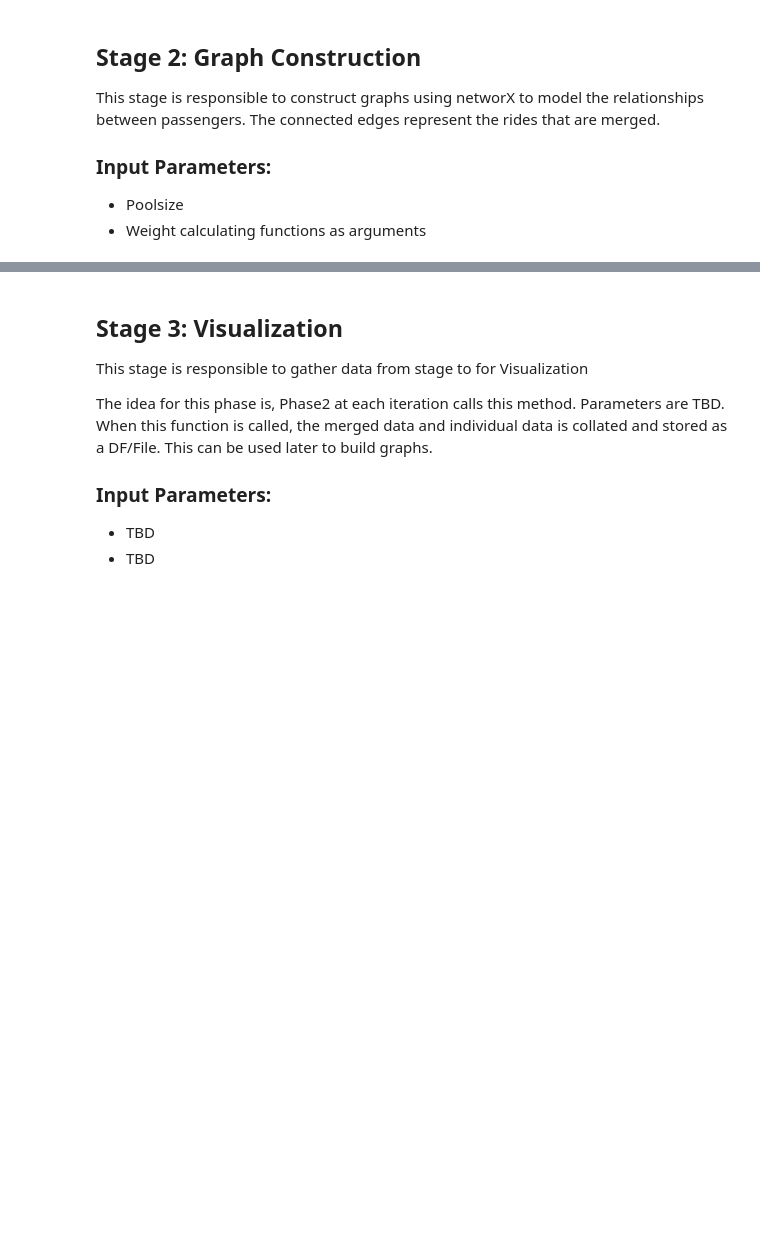
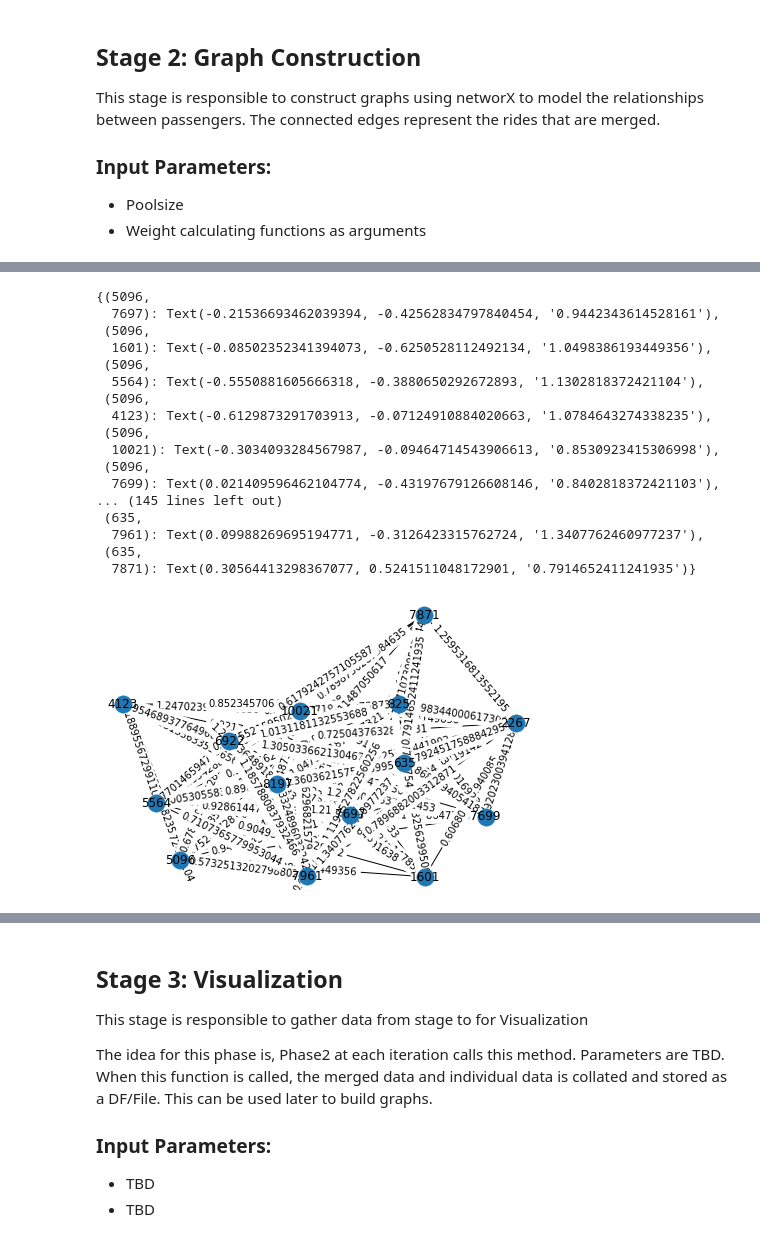
Before and after one commit to prajwalkk/nyc-ridesharing, a Jupyter notebook: nyc_ride_simulation.ipynb, the cells around one changed output, grey strips where cells are left out. Drawn from its saved outputs; the diff is of its cells as text; code cells hidden in the pictures; blank space fills up the shorter version.

Commit message:
Add edge computation

```diff
--- a/nyc_ride_simulation.ipynb
+++ b/nyc_ride_simulation.ipynb
@@ -62,8 +64,9 @@ interval_dict = {
     "1month": """1 MONTHS"""
 
 }
-pool_size = 300
+pool_size = 600
 day_in_seconds = 24 * 3600
+max_passenger_count = 3
 
 # The start time representing the start of the analysis
 start_time = datetime(2019, 1,1, 00, 00,00)
@@ -181,11 +162,3 @@ The connected edges represent the rides that are merged.
 ### Input Parameters:
 * Poolsize
 * Weight calculating functions as arguments
-# %%
-# All the functions that calculate the weight
-
-def calc_passenger_weight(Pa, Pb, max_passenger_count):
-    return (max_passenger_count - (Pa + Pb) < 0)
-
-def calc_distance_weight(Da, Db):
-    pass
@@ -191,0 +195,28 @@ def calc_distance_weight(Da, Db):
+# %%
+def calc_edge_weight(pool, indexA, indexB, distance_fn, time_fn, flag):
+
+    row1 = pool.loc[indexA, :]
+    row2 = pool.loc[indexB, :]
+
+    weight = distance_fn(row1, row2, flag) + time_fn(row1, row2, pool_size)
+    return weight
+# %%
+G = nx.Graph()
+for i, df_filtered in enumerate(date_iterator(start_time, end_time, pool_size // 60, "pickup")):
+
+    if i != 2:
+        continue
+
+    print(df_filtered)
+
+#     G = nx.Graph()
+    index_list = df_filtered.index.tolist()
+    G.add_nodes_from(index_list)
+    for indexA, indexB in combinations(index_list, 2):
+
+        if not check_passenger_count(df_filtered, indexA, indexB, max_passenger_count):
+            continue
+        G.add_edge(indexA, indexB, weight=calc_edge_weight(df_filtered, indexA, indexB,
+                                                           calc_distance_weight, calc_time_weight, "pickup"))
+
+#     nx.algorithms.matching.max_weight_matching(G)
@@ -191,0 +265,24 @@ def calc_distance_weight(Da, Db):
+# %%
+pos = nx.spring_layout(G)
+nx.draw(G, pos, with_labels=True)
+labels = nx.get_edge_attributes(G, 'weight')
+nx.draw_networkx_edge_labels(G, pos, edge_labels=labels)
+# %% [output]
+{(5096,
+  7697): Text(-0.21536693462039394, -0.42562834797840454, '0.9442343614528161'),
+ (5096,
+  1601): Text(-0.08502352341394073, -0.6250528112492134, '1.0498386193449356'),
+ (5096,
+  5564): Text(-0.5550881605666318, -0.3880650292672893, '1.1302818372421104'),
+ (5096,
+  4123): Text(-0.6129873291703913, -0.07124910884020663, '1.0784643274338235'),
+ (5096,
+  10021): Text(-0.3034093284567987, -0.09464714543906613, '0.8530923415306998'),
+ (5096,
+  7699): Text(0.021409596462104774, -0.43197679126608146, '0.8402818372421103'),
+... (145 lines left out)
+ (635,
+  7961): Text(0.09988269695194771, -0.3126423315762724, '1.3407762460977237'),
+ (635,
+  7871): Text(0.30564413298367077, 0.5241511048172901, '0.7914652411241935')}
+[figure, added]
```
Also changed, not shown: parts of 9 cells of this notebook.
